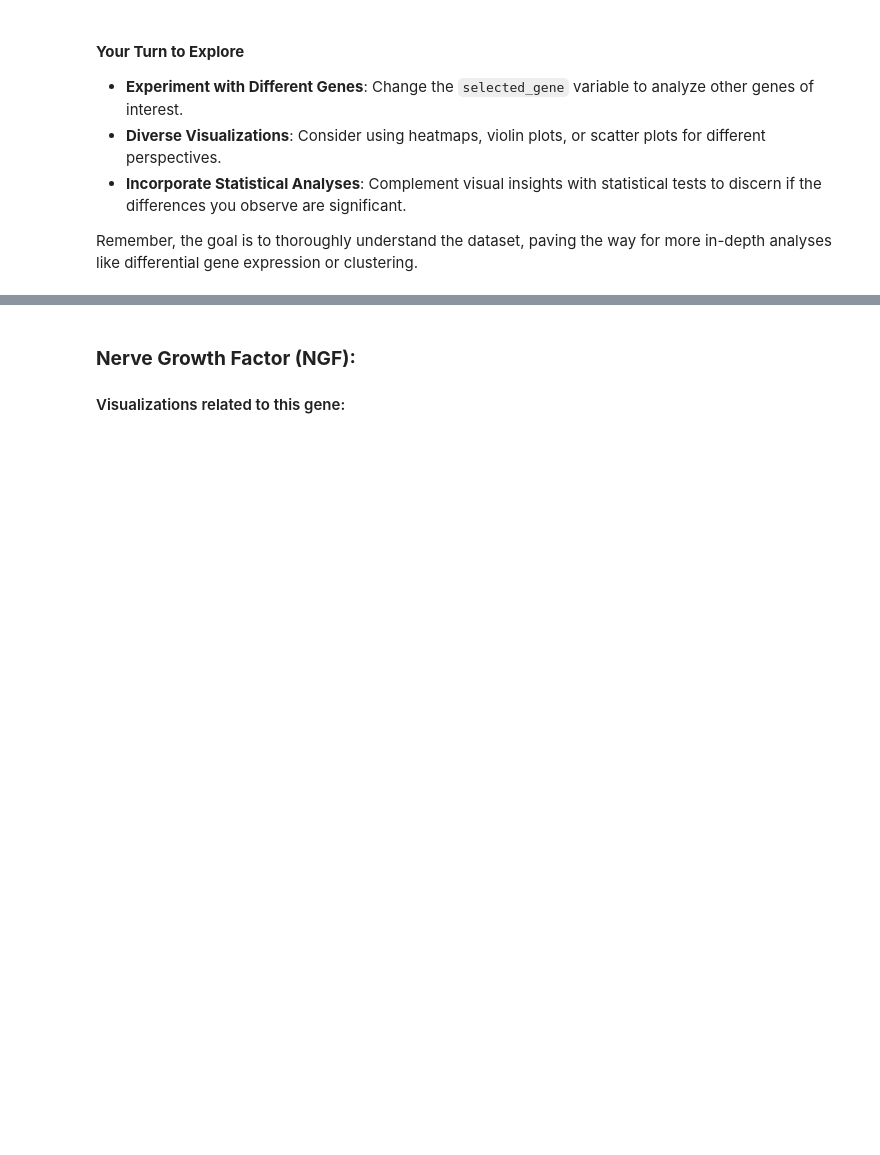
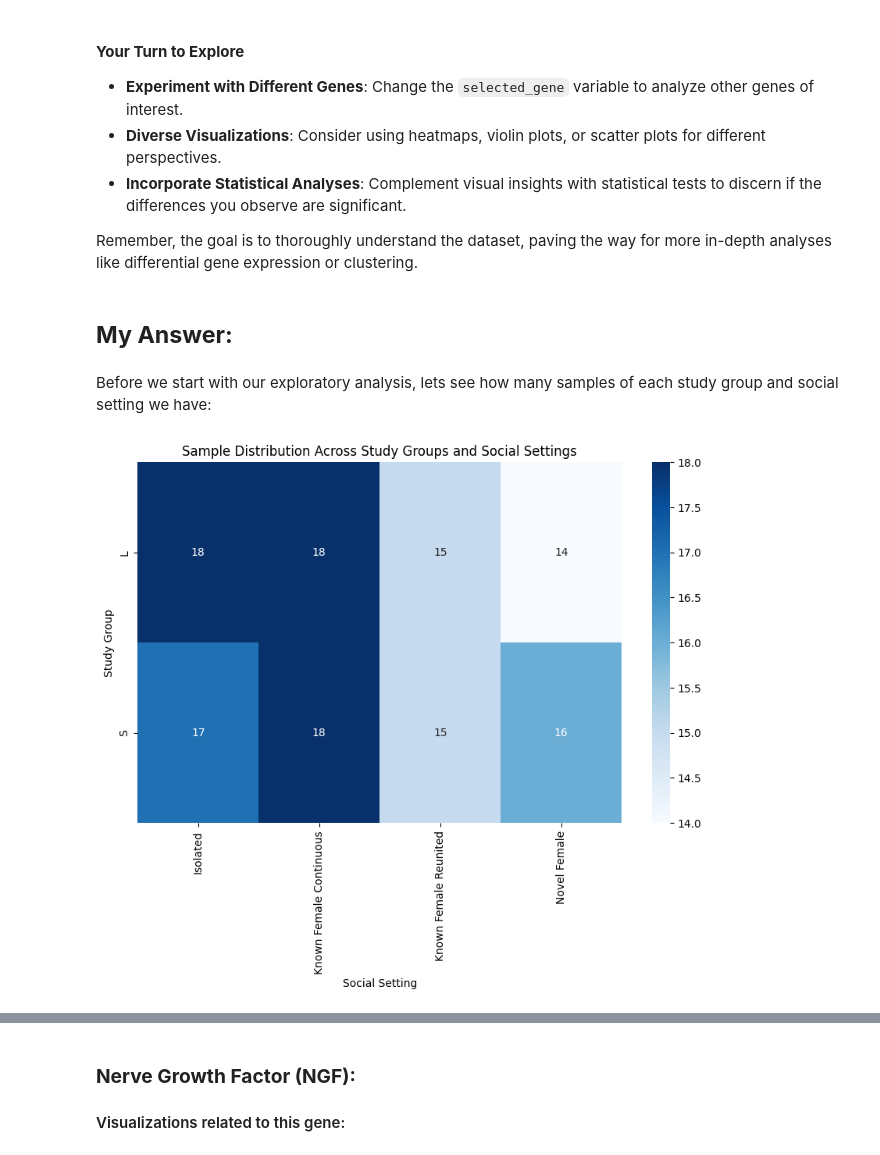
Before and after one commit to Sinanmz/BioinformaticsProject, a Jupyter notebook: tasks/the-songbird-study/SongBirdStudy.ipynb, the cells around one changed output, grey strips where cells are left out. Cells and saved outputs as stored; diff of their text form; code cells hidden in the pictures; blank space fills up the shorter version.

Commit message:
Completed the exploratory analysis and perfomed the analysis on PCA

```diff
--- a/tasks/the-songbird-study/SongBirdStudy.ipynb
+++ b/tasks/the-songbird-study/SongBirdStudy.ipynb
@@ -544,4 +552,24 @@ Each method will contribute to a holistic view of the dataset, enabling you to u
 - **Incorporate Statistical Analyses**: Complement visual insights with statistical tests to discern if the differences you observe are significant.
 
 Remember, the goal is to thoroughly understand the dataset, paving the way for more in-depth analyses like differential gene expression or clustering.
+# %% [markdown]
+## **My Answer:**
+# %% [markdown]
+Before we start with our exploratory analysis, lets see how many samples of each study group and social setting we have:
+# %%
+df = pd.read_csv('./dataset/normalized_dataset.csv')
+counts = np.zeros((df['study_group'].nunique(), df['social_settting'].nunique()))
+for i, (study_group, social_setting) in enumerate(df.groupby('study_group')):
+    for j, (social_setting, data) in enumerate(social_setting.groupby('social_settting')):
+        counts[i, j] = len(data)
+
+# make heatmap
+plt.figure(figsize=(10, 6))
+sns.heatmap(counts, annot=True, fmt='g', cmap='Blues', xticklabels=social_setting_map.values(), yticklabels=df['study_group'].unique())
+plt.title('Sample Distribution Across Study Groups and Social Settings')
+plt.xlabel('Social Setting')
+plt.ylabel('Study Group')
+plt.show()
+# %% [output]
+[figure, added]
 # %% [markdown]
```
Also changed, not shown: parts of 50 cells of this notebook, 1 other file.
